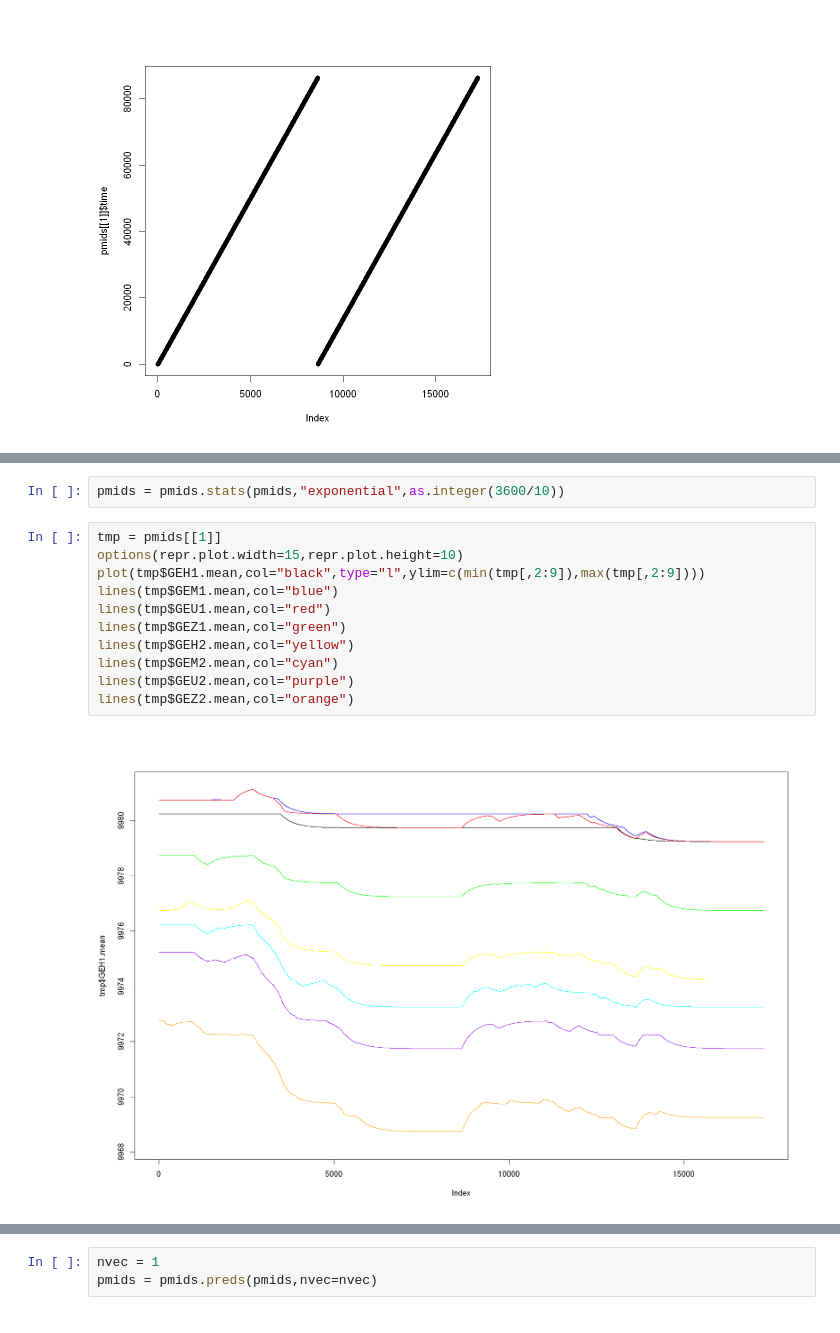
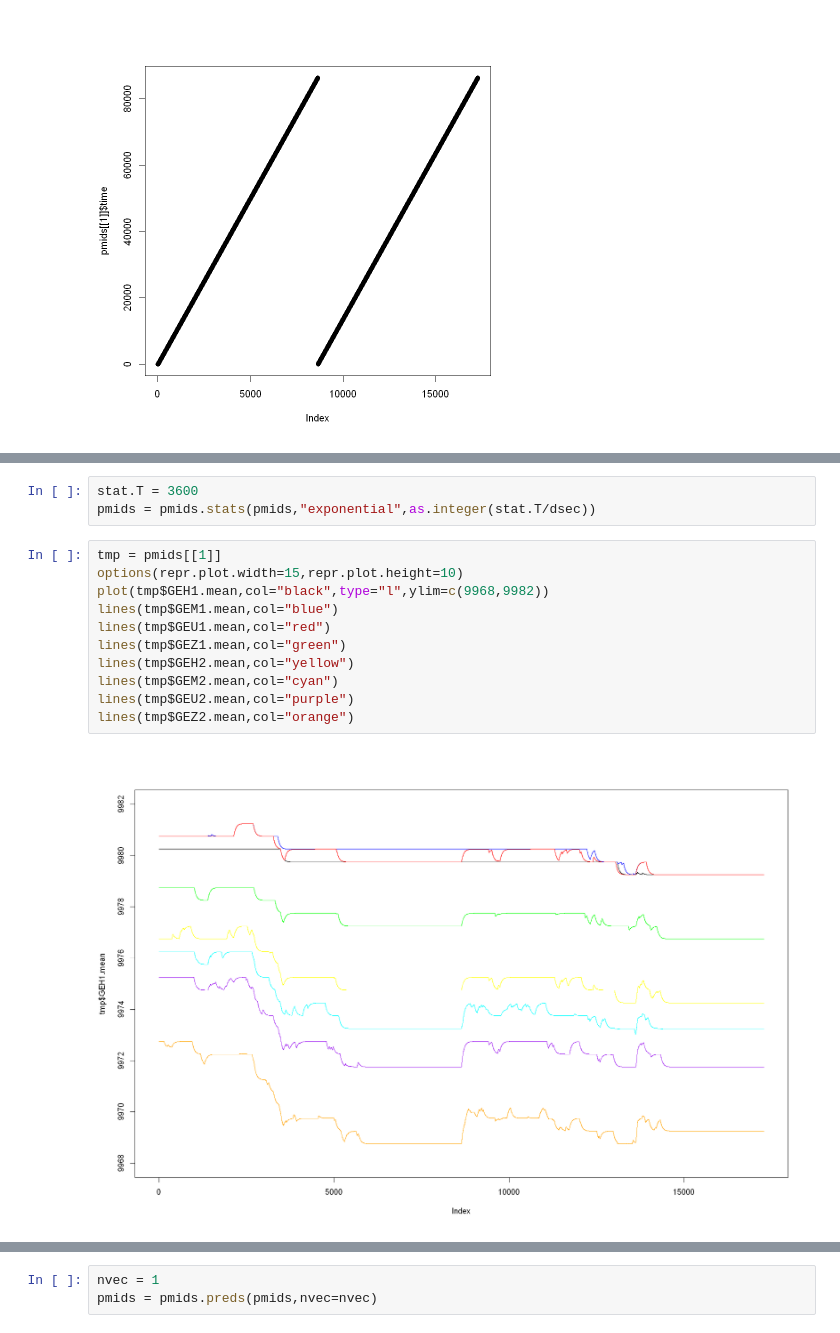
Before and after one commit to xcli17/ORF545-Final, a Jupyter notebook: Homework Final.ipynb, the cells around one changed output, grey strips where cells are left out. Drawn from its saved outputs; the diff is of its cells as text.

```diff
--- a/Homework Final.ipynb
+++ b/Homework Final.ipynb
@@ -77,18 +80,19 @@ lines(pmids[[1]]$GEZ2,col="orange")
 # %%
-pmids = pmids.stats(pmids,"exponential",as.integer(3600/10))
+stat.T = 3600
+pmids = pmids.stats(pmids,"exponential",as.integer(stat.T/dsec))
 # %%
 tmp = pmids[[1]]
 options(repr.plot.width=15,repr.plot.height=10)
-plot(tmp$GEH1.mean,col="black",type="l",ylim=c(min(tmp[,2:9]),max(tmp[,2:9])))
+plot(tmp$GEH1.mean,col="black",type="l",ylim=c(9968,9982))
 lines(tmp$GEM1.mean,col="blue")
 lines(tmp$GEU1.mean,col="red")
 lines(tmp$GEZ1.mean,col="green")
 lines(tmp$GEH2.mean,col="yellow")
 lines(tmp$GEM2.mean,col="cyan")
 lines(tmp$GEU2.mean,col="purple")
 lines(tmp$GEZ2.mean,col="orange")
 # %% [output]
-[figure, old version]
+[figure, new version]
 # %%
 options(repr.plot.width=15,repr.plot.height=10)
 plot(tmp$GEH1.sd,type="l",col="black",ylim=c(0,0.8))
```
Also changed, not shown: parts of 16 cells of this notebook, 4 other files.
